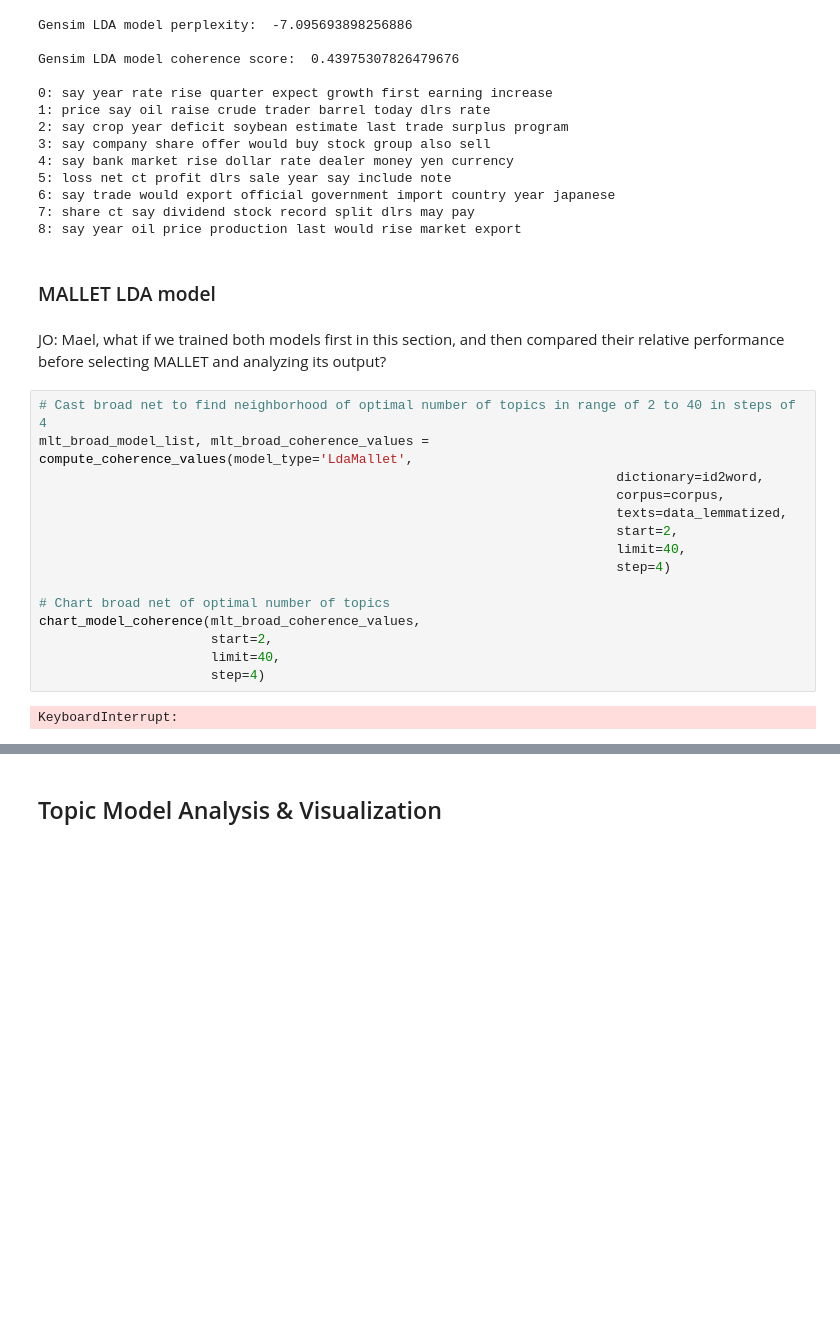
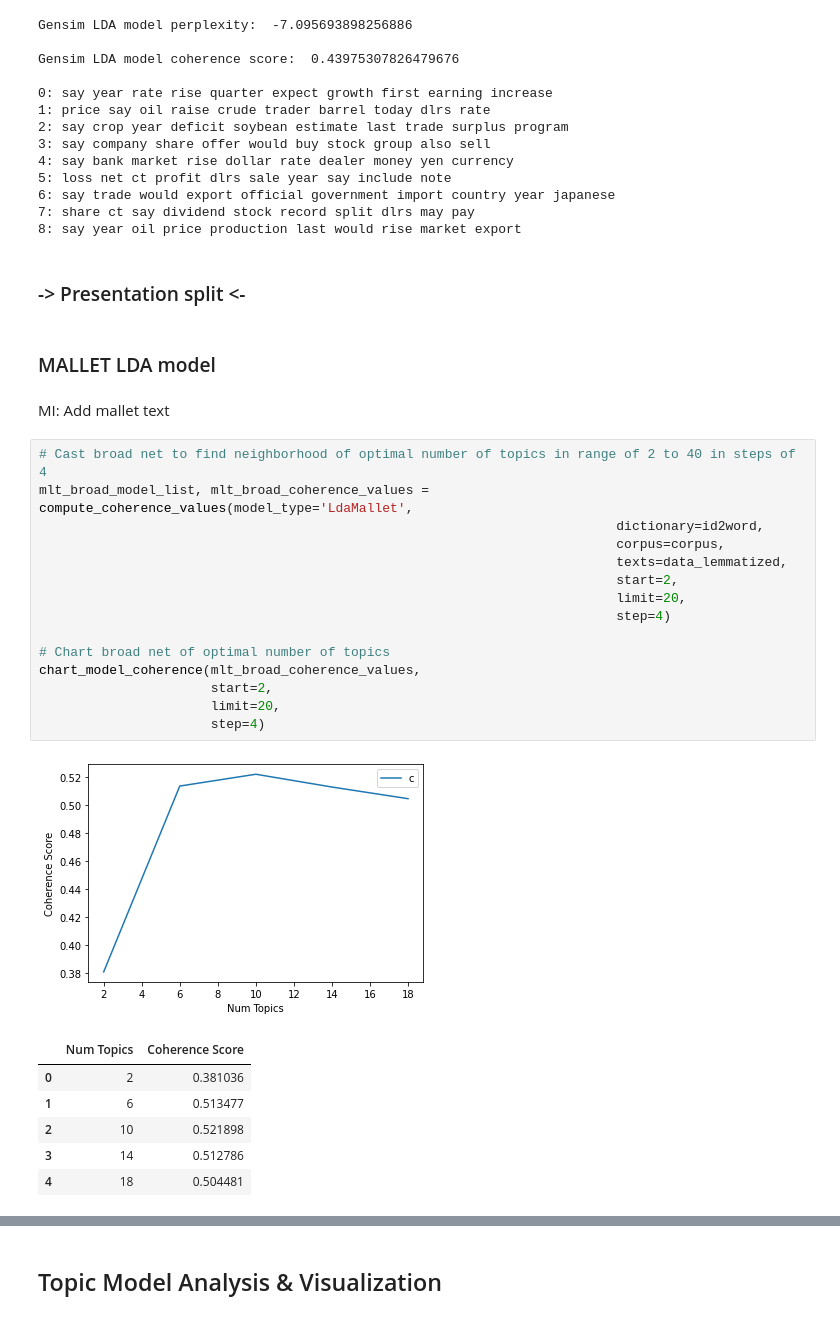
Before and after one commit to JeremyOBrien16/CUNY_DATA_620, a Jupyter notebook: ProjectFinal/data620project_final.ipynb, the cells around one changed output, grey strips where cells are left out. Cells and saved outputs as stored; diff of their text form; blank space fills up the shorter version.

```diff
--- a/ProjectFinal/data620project_final.ipynb
+++ b/ProjectFinal/data620project_final.ipynb
@@ -417,27 +417,35 @@ Gensim LDA model coherence score:  0.43975307826479676
 6: say trade would export official government import country year japanese
 7: share ct say dividend stock record split dlrs may pay
 8: say year oil price production last would rise market export
+# %% [markdown]
+### -> Presentation split <-
 # %% [markdown]
 ### MALLET LDA model
-# %% [markdown]
-JO: Mael, what if we trained both models first in this section, and then compared their relative performance before selecting MALLET and analyzing its output?
+# %% [markdown]
+MI: Add mallet text
 # %%
 # Cast broad net to find neighborhood of optimal number of topics in range of 2 to 40 in steps of 4
 mlt_broad_model_list, mlt_broad_coherence_values = compute_coherence_values(model_type='LdaMallet',
                                                                           dictionary=id2word,
                                                                           corpus=corpus,
                                                                           texts=data_lemmatized,
                                                                           start=2,
-                                                                          limit=40,
+                                                                          limit=20,
                                                                           step=4)
 
 # Chart broad net of optimal number of topics
 chart_model_coherence(mlt_broad_coherence_values,
                       start=2,
-                      limit=40,
+                      limit=20,
                       step=4)
 # %% [output]
-KeyboardInterrupt:
+[figure, added]
+|  | Num Topics | Coherence Score |
+| 0 | 2 | 0.381036 |
+| 1 | 6 | 0.513477 |
+| 2 | 10 | 0.521898 |
+| 3 | 14 | 0.512786 |
+| 4 | 18 | 0.504481 |
 # %%
 # Cast narrower net in range of 6 to 25 in single steps to smooth and find optimum in number of topics
 mlt_narrow_model_list, mlt_narrow_coherence_values = compute_coherence_values(model_type='LdaMallet',
```
Also changed, not shown: parts of 24 cells of this notebook, 1 other file.
